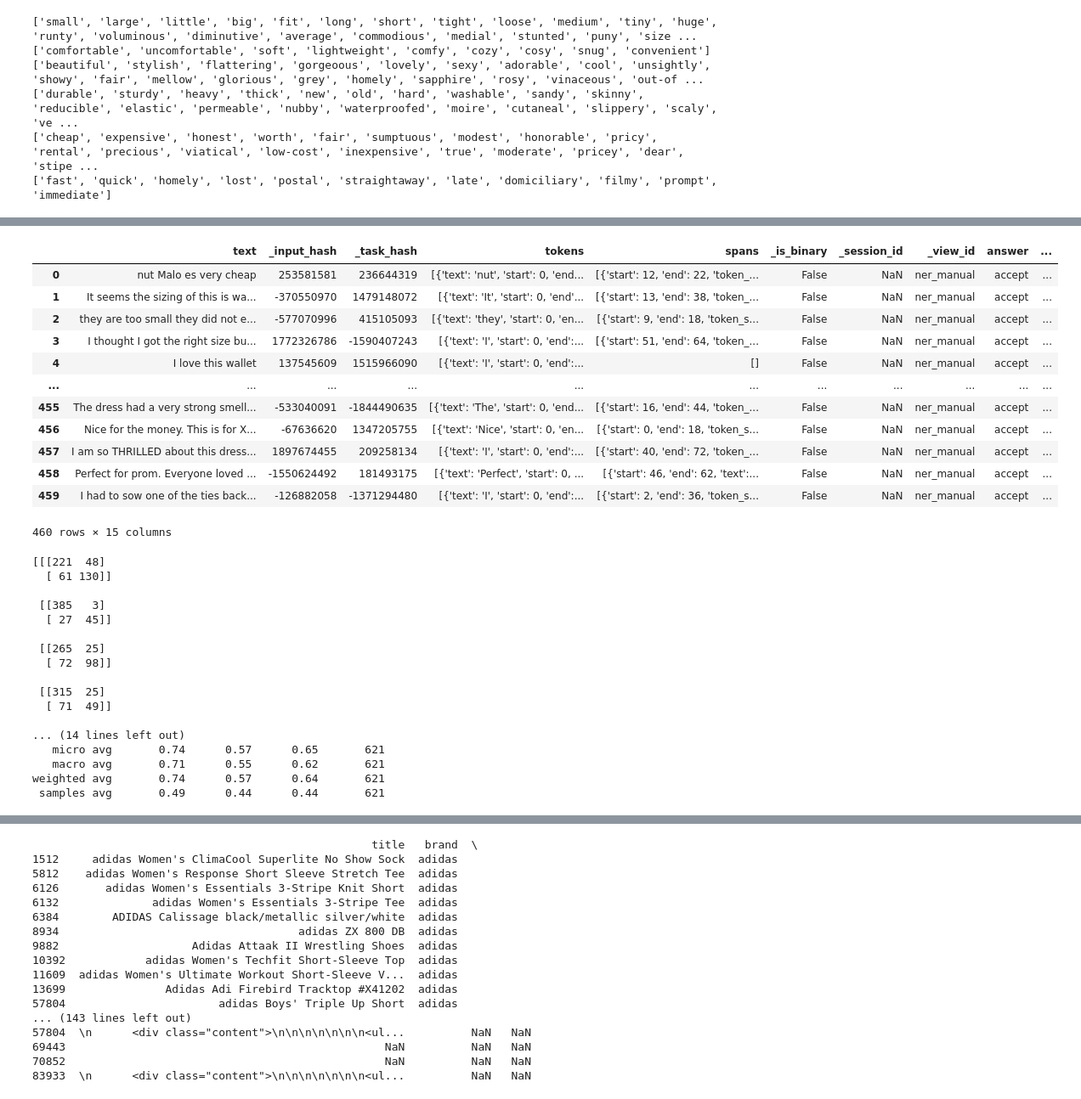
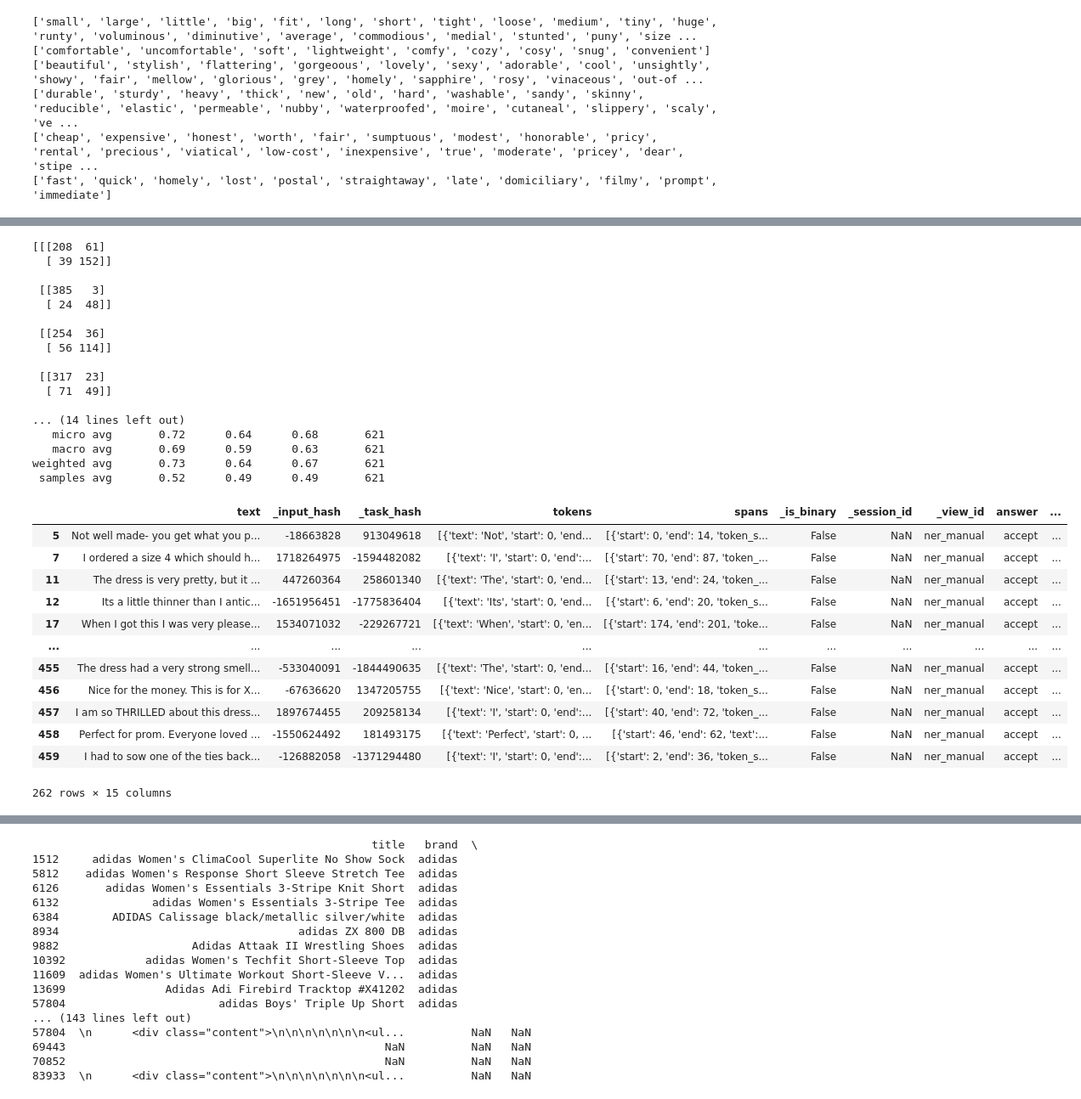
Before and after one commit to CaseyCheng1988/ISS_PLP_Project, a Jupyter notebook: Sentiment Analysis with Aspect/PLP_Project-Sentiment_Analysis.ipynb, the cells around one changed output, grey strips where cells are left out. Shown: that part at 85% size. Saved outputs shown, nothing was run; the diff lists cells and outputs as text; code cells hidden in the pictures.

Commit message:
Updated rule based adsa with shopee evaluation dataset

```diff
--- a/Sentiment Analysis with Aspect/PLP_Project-Sentiment_Analysis.ipynb
+++ b/Sentiment Analysis with Aspect/PLP_Project-Sentiment_Analysis.ipynb
@@ -556,0 +591,4 @@ def to_list(dict):
+# %%
+amazon_test_data['topics_target'] = amazon_test_data['spans'].apply(process_evaluation)
+# %%
+amazon_test_data['topics_predicted'] = amazon_test_data['text'].apply(adsa_model)
@@ -557,20 +613,6 @@ def to_list(dict):
+# %%
+amazon_test_data['accuracy'] = amazon_test_data[['topics_target', 'topics_predicted']].apply(accuracy, axis=1)
 # %%
-test_data['target_list'] = test_data['topics_target'].apply(to_list)
-test_data['predicted_list'] = test_data['topics_predicted'].apply(to_list)
+amazon_test_data['target_list'] = amazon_test_data['topics_target'].apply(to_list)
+amazon_test_data['predicted_list'] = amazon_test_data['topics_predicted'].apply(to_list)
-# %%
-test_data
-# %% [output]
-|  | text | _input_hash | _task_hash | tokens | spans | _is_binary | _session_id | _view_id | answer | ... |
-| 0 | nut Malo es very cheap | 253581581 | 236644319 | [{'text': 'nut', 'start': 0, 'end... | [{'start': 12, 'end': 22, 'token_... | False | NaN | ner_manual | accept | ... |
-| 1 | It seems the sizing of this is wa... | -370550970 | 1479148072 | [{'text': 'It', 'start': 0, 'end'... | [{'start': 13, 'end': 38, 'token_... | False | NaN | ner_manual | accept | ... |
-| 2 | they are too small they did not e... | -577070996 | 415105093 | [{'text': 'they', 'start': 0, 'en... | [{'start': 9, 'end': 18, 'token_s... | False | NaN | ner_manual | accept | ... |
-| 3 | I thought I got the right size bu... | 1772326786 | -1590407243 | [{'text': 'I', 'start': 0, 'end':... | [{'start': 51, 'end': 64, 'token_... | False | NaN | ner_manual | accept | ... |
-| 4 | I love this wallet | 137545609 | 1515966090 | [{'text': 'I', 'start': 0, 'end':... | [] | False | NaN | ner_manual | accept | ... |
-| ... | ... | ... | ... | ... | ... | ... | ... | ... | ... | ... |
-| 455 | The dress had a very strong smell... | -533040091 | -1844490635 | [{'text': 'The', 'start': 0, 'end... | [{'start': 16, 'end': 44, 'token_... | False | NaN | ner_manual | accept | ... |
-| 456 | Nice for the money. This is for X... | -67636620 | 1347205755 | [{'text': 'Nice', 'start': 0, 'en... | [{'start': 0, 'end': 18, 'token_s... | False | NaN | ner_manual | accept | ... |
-| 457 | I am so THRILLED about this dress... | 1897674455 | 209258134 | [{'text': 'I', 'start': 0, 'end':... | [{'start': 40, 'end': 72, 'token_... | False | NaN | ner_manual | accept | ... |
-| 458 | Perfect for prom. Everyone loved ... | -1550624492 | 181493175 | [{'text': 'Perfect', 'start': 0, ... | [{'start': 46, 'end': 62, 'text':... | False | NaN | ner_manual | accept | ... |
-| 459 | I had to sow one of the ties back... | -126882058 | -1371294480 | [{'text': 'I', 'start': 0, 'end':... | [{'start': 2, 'end': 36, 'token_s... | False | NaN | ner_manual | accept | ... |
-460 rows × 15 columns
 # %%
@@ -584,24 +626,40 @@ for index in range(len(test_data)):
 from sklearn.metrics import multilabel_confusion_matrix
 from sklearn.metrics import classification_report
 
-print(multilabel_confusion_matrix(target_list, predicted_list))
-print(classification_report(target_list, predicted_list))
+print(multilabel_confusion_matrix(amazon_target_list, amazon_predicted_list))
+print(classification_report(amazon_target_list, amazon_predicted_list))
 # %% [output]
-[[[221  48]
-  [ 61 130]]
+[[[208  61]
+  [ 39 152]]
 
  [[385   3]
-  [ 27  45]]
+  [ 24  48]]
 
- [[265  25]
-  [ 72  98]]
+ [[254  36]
+  [ 56 114]]
 
- [[315  25]
+ [[317  23]
   [ 71  49]]
 
 ... (14 lines left out)
-   micro avg       0.74      0.57      0.65       621
-   macro avg       0.71      0.55      0.62       621
-weighted avg       0.74      0.57      0.64       621
- samples avg       0.49      0.44      0.44       621
+   micro avg       0.72      0.64      0.68       621
+   macro avg       0.69      0.59      0.63       621
+weighted avg       0.73      0.64      0.67       621
+ samples avg       0.52      0.49      0.49       621
+# %%
+amazon_test_data[amazon_test_data['accuracy'] != 1.0]
+# %% [output]
+|  | text | _input_hash | _task_hash | tokens | spans | _is_binary | _session_id | _view_id | answer | ... |
+| 5 | Not well made- you get what you p... | -18663828 | 913049618 | [{'text': 'Not', 'start': 0, 'end... | [{'start': 0, 'end': 14, 'token_s... | False | NaN | ner_manual | accept | ... |
+| 7 | I ordered a size 4 which should h... | 1718264975 | -1594482082 | [{'text': 'I', 'start': 0, 'end':... | [{'start': 70, 'end': 87, 'token_... | False | NaN | ner_manual | accept | ... |
+| 11 | The dress is very pretty, but it ... | 447260364 | 258601340 | [{'text': 'The', 'start': 0, 'end... | [{'start': 13, 'end': 24, 'token_... | False | NaN | ner_manual | accept | ... |
+| 12 | Its a little thinner than I antic... | -1651956451 | -1775836404 | [{'text': 'Its', 'start': 0, 'end... | [{'start': 6, 'end': 20, 'token_s... | False | NaN | ner_manual | accept | ... |
+| 17 | When I got this I was very please... | 1534071032 | -229267721 | [{'text': 'When', 'start': 0, 'en... | [{'start': 174, 'end': 201, 'toke... | False | NaN | ner_manual | accept | ... |
+| ... | ... | ... | ... | ... | ... | ... | ... | ... | ... | ... |
+| 455 | The dress had a very strong smell... | -533040091 | -1844490635 | [{'text': 'The', 'start': 0, 'end... | [{'start': 16, 'end': 44, 'token_... | False | NaN | ner_manual | accept | ... |
+| 456 | Nice for the money. This is for X... | -67636620 | 1347205755 | [{'text': 'Nice', 'start': 0, 'en... | [{'start': 0, 'end': 18, 'token_s... | False | NaN | ner_manual | accept | ... |
+| 457 | I am so THRILLED about this dress... | 1897674455 | 209258134 | [{'text': 'I', 'start': 0, 'end':... | [{'start': 40, 'end': 72, 'token_... | False | NaN | ner_manual | accept | ... |
+| 458 | Perfect for prom. Everyone loved ... | -1550624492 | 181493175 | [{'text': 'Perfect', 'start': 0, ... | [{'start': 46, 'end': 62, 'text':... | False | NaN | ner_manual | accept | ... |
+| 459 | I had to sow one of the ties back... | -126882058 | -1371294480 | [{'text': 'I', 'start': 0, 'end':... | [{'start': 2, 'end': 36, 'token_s... | False | NaN | ner_manual | accept | ... |
+262 rows × 15 columns
 # %%
```
Also changed, not shown: parts of 36 cells of this notebook, 1 other file.
